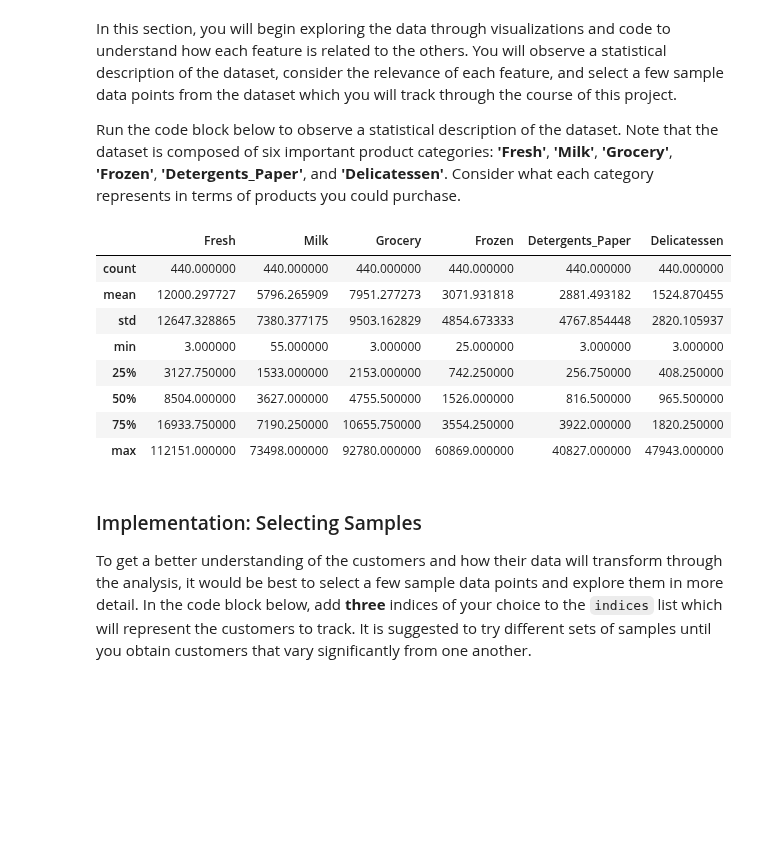
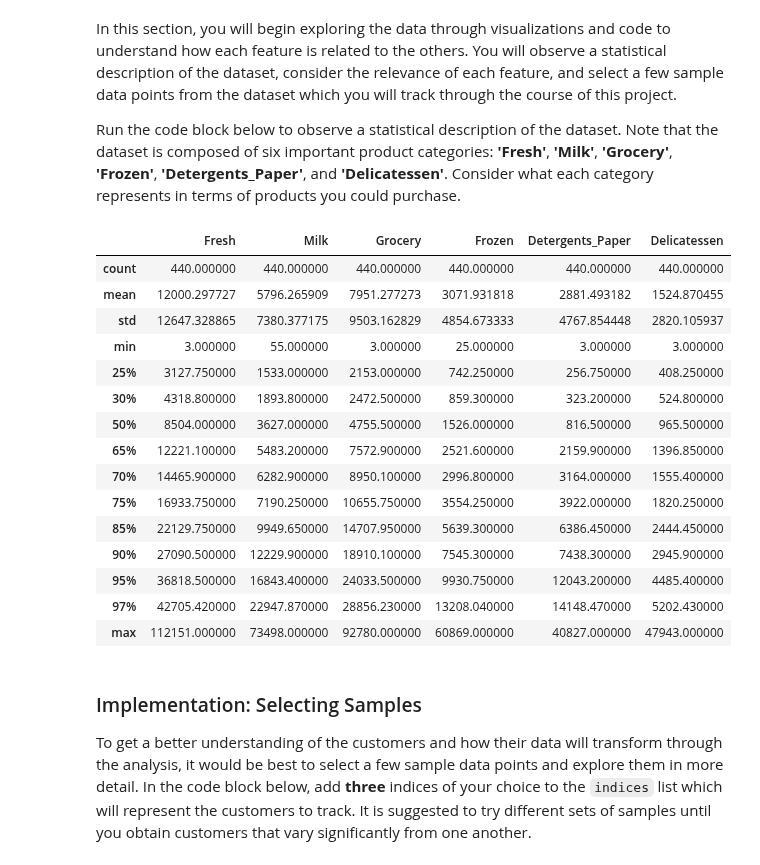
Before and after one commit to fink-stanislav/machine-learning, a Jupyter notebook: projects/customer_segments/customer_segments.ipynb, the cells around one changed output. Cells and saved outputs as stored; diff of their text form; code cells hidden in the pictures; blank space fills up the shorter version.

```diff
--- a/projects/customer_segments/customer_segments.ipynb
+++ b/projects/customer_segments/customer_segments.ipynb
@@ -44,16 +44,23 @@ In this section, you will begin exploring the data through visualizations and co
 Run the code block below to observe a statistical description of the dataset. Note that the dataset is composed of six important product categories: **'Fresh'**, **'Milk'**, **'Grocery'**, **'Frozen'**, **'Detergents_Paper'**, and **'Delicatessen'**. Consider what each category represents in terms of products you could purchase.
 # %%
 # Display a description of the dataset
-display(data.describe(percentiles=[.25, .5, .75]))
+display(data.describe(percentiles=[.25, .3, .5, .65, .70, .75, .85, .9, .95, .97]))
 # %% [output]
 |  | Fresh | Milk | Grocery | Frozen | Detergents_Paper | Delicatessen |
 | count | 440.000000 | 440.000000 | 440.000000 | 440.000000 | 440.000000 | 440.000000 |
 | mean | 12000.297727 | 5796.265909 | 7951.277273 | 3071.931818 | 2881.493182 | 1524.870455 |
 | std | 12647.328865 | 7380.377175 | 9503.162829 | 4854.673333 | 4767.854448 | 2820.105937 |
 | min | 3.000000 | 55.000000 | 3.000000 | 25.000000 | 3.000000 | 3.000000 |
 | 25% | 3127.750000 | 1533.000000 | 2153.000000 | 742.250000 | 256.750000 | 408.250000 |
+| 30% | 4318.800000 | 1893.800000 | 2472.500000 | 859.300000 | 323.200000 | 524.800000 |
 | 50% | 8504.000000 | 3627.000000 | 4755.500000 | 1526.000000 | 816.500000 | 965.500000 |
+| 65% | 12221.100000 | 5483.200000 | 7572.900000 | 2521.600000 | 2159.900000 | 1396.850000 |
+| 70% | 14465.900000 | 6282.900000 | 8950.100000 | 2996.800000 | 3164.000000 | 1555.400000 |
 | 75% | 16933.750000 | 7190.250000 | 10655.750000 | 3554.250000 | 3922.000000 | 1820.250000 |
+| 85% | 22129.750000 | 9949.650000 | 14707.950000 | 5639.300000 | 6386.450000 | 2444.450000 |
+| 90% | 27090.500000 | 12229.900000 | 18910.100000 | 7545.300000 | 7438.300000 | 2945.900000 |
+| 95% | 36818.500000 | 16843.400000 | 24033.500000 | 9930.750000 | 12043.200000 | 4485.400000 |
+| 97% | 42705.420000 | 22947.870000 | 28856.230000 | 13208.040000 | 14148.470000 | 5202.430000 |
 | max | 112151.000000 | 73498.000000 | 92780.000000 | 60869.000000 | 40827.000000 | 47943.000000 |
 # %% [markdown]
 ### Implementation: Selecting Samples
```
Also changed, not shown: parts of 19 cells of this notebook.
